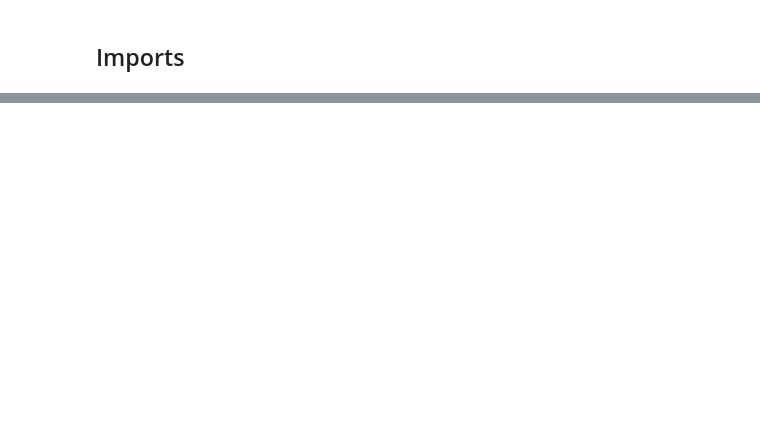
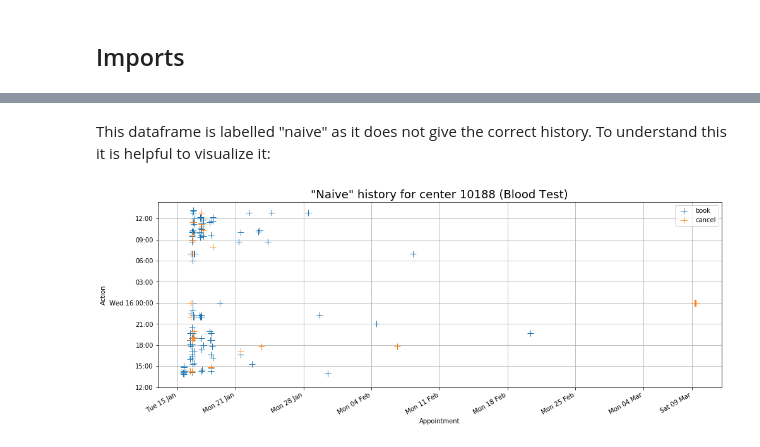
Before and after one commit to antoinechoffrut/UHCW, a Jupyter notebook: UHCW_reconstruction.ipynb, the cells around one changed output, grey strips where cells are left out. Saved outputs shown, nothing was run; the diff lists cells and outputs as text; code cells hidden in the pictures; blank space fills up the shorter version.

```diff
--- a/UHCW_reconstruction.ipynb
+++ b/UHCW_reconstruction.ipynb
@@ -168,0 +156,6 @@ print("{0}min {1}sec".format(run_time.seconds//60, run_time.seconds%60))
+# %% [markdown]
+This dataframe is labelled "naive" as it does not give the correct history.  To understand this it is helpful to visualize it:
+# %%
+uhcw.plot(feature='naive history');
+# %% [output]
+[figure, added]
```
Also changed, not shown: parts of 65 cells of this notebook.
